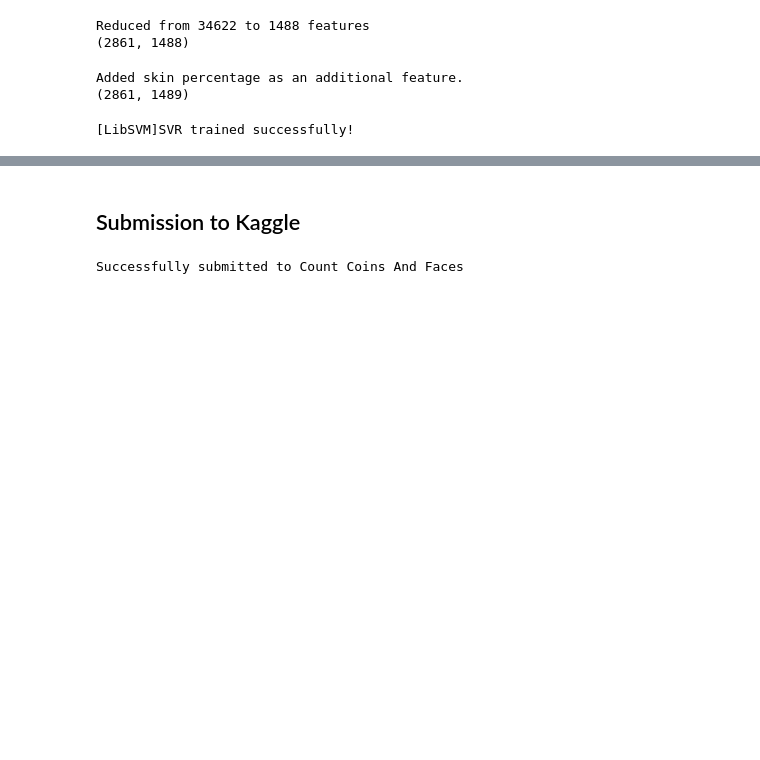
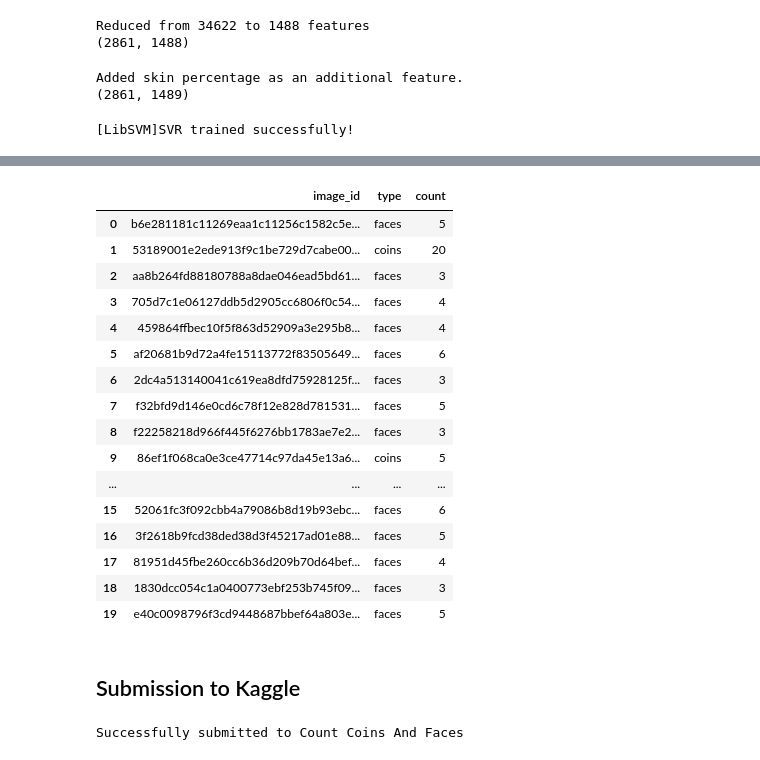
Before and after one commit to sl4shuur/HuggingTripleAces, a Jupyter notebook: assignment1/faces.ipynb, the cells around one changed output, grey strips where cells are left out. Saved outputs shown, nothing was run; the diff lists cells and outputs as text; code cells hidden in the pictures; blank space fills up the shorter version.

```diff
--- a/assignment1/faces.ipynb
+++ b/assignment1/faces.ipynb
@@ -731,0 +732,16 @@ test_df_submission
+# %%
+coin_submission = pd.read_csv("submission_blob_best1.csv")
+
+# check that "count" has exactly one 0 in test_df_submission and coin_submission
+for i in range(len(test_df_submission)):
+    faces = test_df_submission.loc[i, 'predicted_count'] == 0
+    coins = coin_submission.loc[i, 'count'] == 0
+    result = faces != coins
+
+    if not result:
+        # check if it a coins
+        if test_df_submission.loc[i, 'type'] == 'coins':
+            print(f"{test_df_submission.loc[i, 'image_id']} is coins, but predicted as faces")
+            continue
+
+    assert result, f"Mismatch at index {i}: faces={faces}, coins={coins}, type={test_df_submission.loc[i, 'type']}"
@@ -732,3 +787,28 @@ test_df_submission
+# %%
+# add coin predictions
+submission_df['count'] = submission_df.apply(
+    lambda row: row['count'] if row['type'] == 'faces' else coin_submission.loc[coin_submission['image_id'] == row['image_id'], 'count'].values[0],
+    axis=1
+)
+submission_df.head(20)
+# %% [output]
+|  | image_id | type | count |
+| 0 | b6e281181c11269eaa1c11256c1582c5e... | faces | 5 |
+| 1 | 53189001e2ede913f9c1be729d7cabe00... | coins | 20 |
+| 2 | aa8b264fd88180788a8dae046ead5bd61... | faces | 3 |
+| 3 | 705d7c1e06127ddb5d2905cc6806f0c54... | faces | 4 |
+| 4 | 459864ffbec10f5f863d52909a3e295b8... | faces | 4 |
+| 5 | af20681b9d72a4fe15113772f83505649... | faces | 6 |
+| 6 | 2dc4a513140041c619ea8dfd75928125f... | faces | 3 |
+| 7 | f32bfd9d146e0cd6c78f12e828d781531... | faces | 5 |
+| 8 | f22258218d966f445f6276bb1783ae7e2... | faces | 3 |
+| 9 | 86ef1f068ca0e3ce47714c97da45e13a6... | coins | 5 |
+| ... | ... | ... | ... |
+| 15 | 52061fc3f092cbb4a79086b8d19b93ebc... | faces | 6 |
+| 16 | 3f2618b9fcd38ded38d3f45217ad01e88... | faces | 5 |
+| 17 | 81951d45fbe260cc6b36d209b70d64bef... | faces | 4 |
+| 18 | 1830dcc054c1a0400773ebf253b745f09... | faces | 3 |
+| 19 | e40c0098796f3cd9448687bbef64a803e... | faces | 5 |
 # %% [markdown]
 ## Submission to Kaggle
 # %%
```
Also changed, not shown: parts of 7 cells of this notebook.
